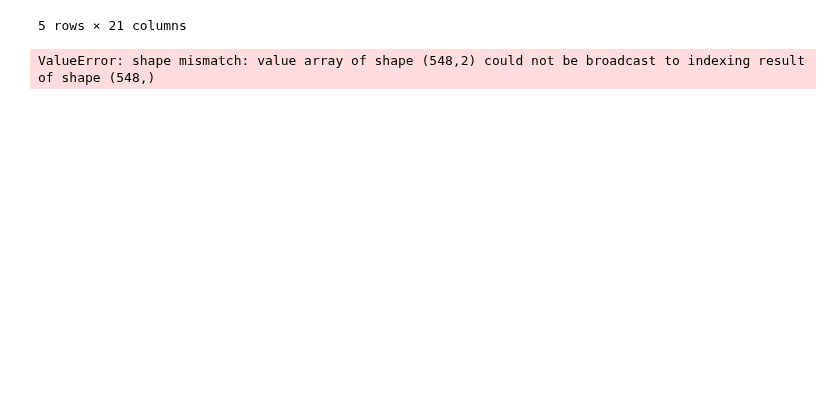
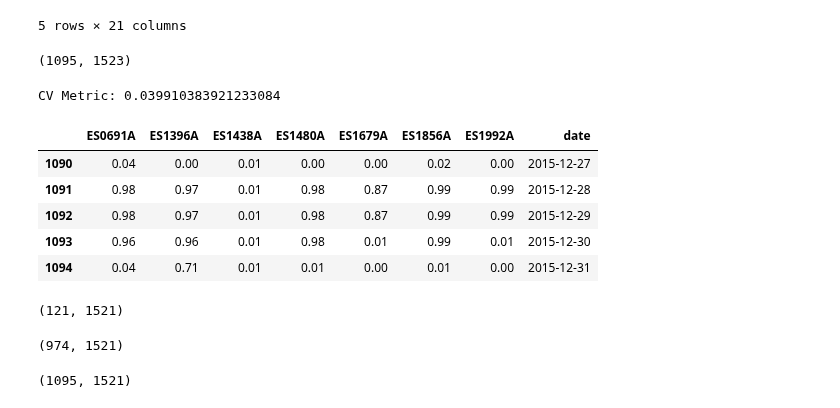
Before and after one commit to javiermas/BCNAirQualityDatathon, a Jupyter notebook: notebooks/Jonas_6.ipynb, the cells around one changed output. Saved outputs shown, nothing was run; the diff lists cells and outputs as text; code cells hidden in the pictures; blank space fills up the shorter version.

```diff
--- a/notebooks/Jonas_6.ipynb
+++ b/notebooks/Jonas_6.ipynb
@@ -69,3 +69,5 @@ array(['ES0691A', 'ES1396A', 'ES1438A', 'ES1480A', 'ES1679A', 'ES1856A',
 ## Cross Validation
 Changes from `Jonas_5`:
 * Add Jose's rolling mean features
+# %%
+data = pd.read_csv('../data/data_roll_day_dist.csv', index_col=0)
@@ -253,6 +283,10 @@ wide_series_imputed_xgb.head()
 | 2013-01-04 | 54.12 | 44.30 | 44.50 | 89.13 | 61.92 | 22.18 | 39.04 | ... |
 | 2013-01-05 | 36.88 | 39.17 | 44.50 | 89.00 | 64.00 | 12.25 | 33.54 | ... |
 5 rows × 21 columns
+# %%
+features.shape
+# %% [output]
+(1095, 1523)
 # %%
 from sklearn.model_selection import  KFold
 from sklearn.metrics import log_loss
@@ -269,32 +303,50 @@ for s, p in test_params:
         .join(extra_features[extra_features.station == s].set_index('date'))\
         .join(rolling_mean_features[rolling_mean_features.station == s]
               .set_index('date').drop(['station', 'max_conc_obs'], axis=1))\
         .join(obs_and_mods[obs_and_mods.station == s][['Concentration', 'day']].groupby('day').max())\
         .fillna(method='ffill').fillna(0)
     X = features[[c for c in features.columns if not c in [
         'time', 'datetime', 'Concentration', 'target', 'station'
     ]]].values
     y = (features['Concentration'].values > 100).astype(int)
     y_pred_all = copy.deepcopy(y).astype(float)
     metrics_all = []
 
     kf = KFold(n_splits=2)
     for train_index, test_index in kf.split(X):
         X_train, X_test = X[train_index], X[test_index]
         y_train, y_test = y[train_index], y[test_index]
         p['probability'] = True
         model = xgb.XGBClassifier(**p)
         model.fit(X_train, y_train)
         y_pred = model.predict_proba(X_test)
-        y_pred_all[test_index] = y_pred
+        y_pred_all[test_index] = y_pred[:, 1]
         metrics_all.append(log_loss(y_test, y_pred, labels=(0, 1)))
 
     preds_by_station.append((s, y_pred_all))
 
 predictions = pd.DataFrame(np.column_stack([e[1] for e in preds_by_station]), columns=test.station.unique())
 predictions['date'] = features.reset_index()['day']
 predictions.to_csv('../reports/pred_xgb_Jonas_6_{}.csv'.format(len(glob.glob('../reports/pred_xgb_Jonas_6_*'))))
 print('CV Metric: {}'.format(np.mean(metrics_all)))
 predictions.tail()
 # %% [output]
-ValueError: shape mismatch: value array of shape (548,2) could not be broadcast to indexing result of shape (548,)
+CV Metric: 0.039910383921233084
+|  | ES0691A | ES1396A | ES1438A | ES1480A | ES1679A | ES1856A | ES1992A | date |
+| 1090 | 0.04 | 0.00 | 0.01 | 0.00 | 0.00 | 0.02 | 0.00 | 2015-12-27 |
+| 1091 | 0.98 | 0.97 | 0.01 | 0.98 | 0.87 | 0.99 | 0.99 | 2015-12-28 |
+| 1092 | 0.98 | 0.97 | 0.01 | 0.98 | 0.87 | 0.99 | 0.99 | 2015-12-29 |
+| 1093 | 0.96 | 0.96 | 0.01 | 0.98 | 0.01 | 0.99 | 0.01 | 2015-12-30 |
+| 1094 | 0.04 | 0.71 | 0.01 | 0.01 | 0.00 | 0.01 | 0.00 | 2015-12-31 |
+# %%
+X_test.shape
+# %% [output]
+(121, 1521)
+# %%
+X_train.shape
+# %% [output]
+(974, 1521)
+# %%
+X.shape
+# %% [output]
+(1095, 1521)
```
Also changed, not shown: parts of 10 cells of this notebook, 46 other files.
